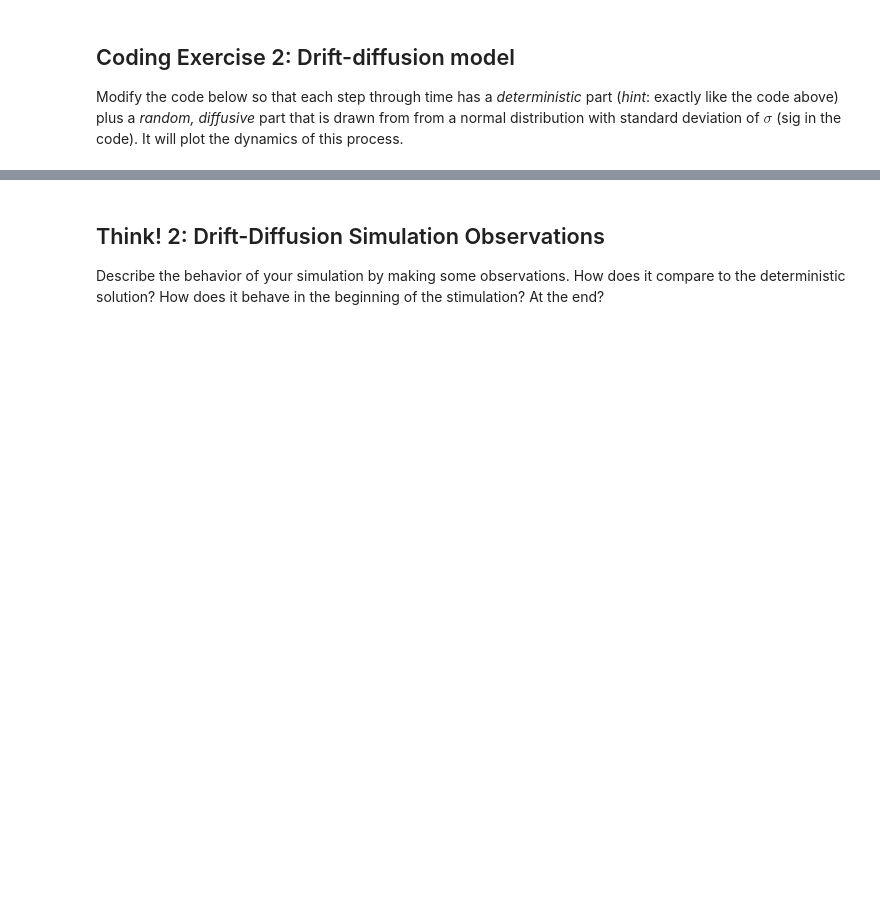
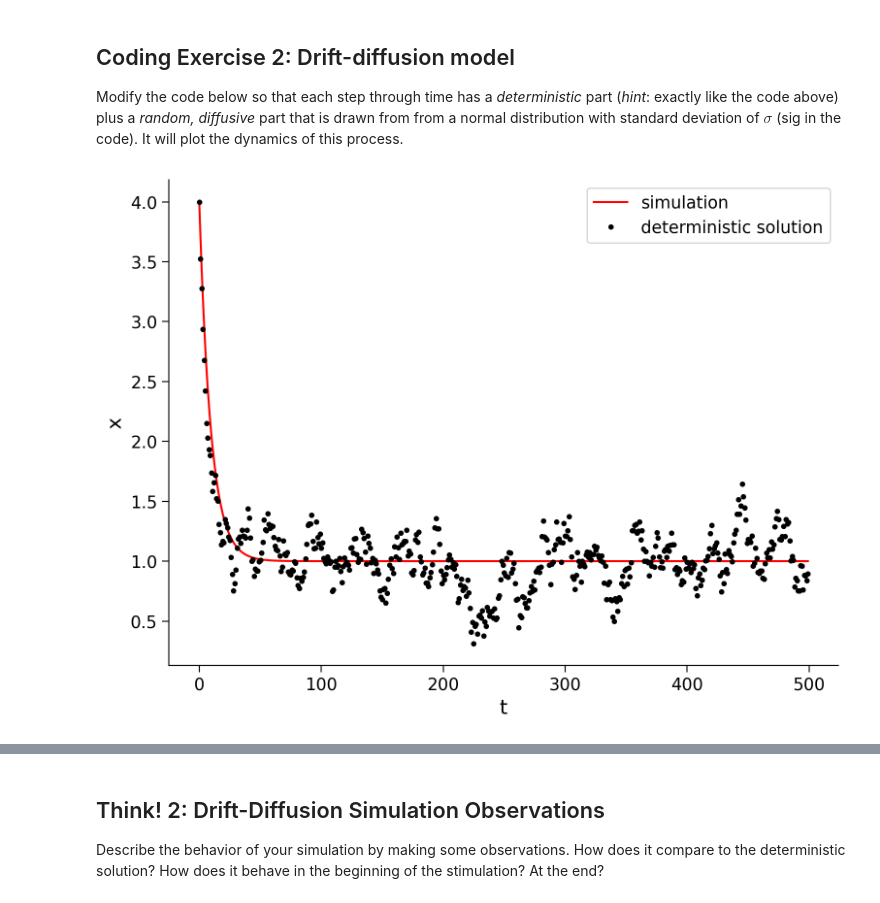
Before and after one commit to heathlarsson/course-content, a Jupyter notebook: tutorials/W2D2_LinearSystems/W2D2_Tutorial3.ipynb, the cells around one changed output, grey strips where cells are left out. Cells and saved outputs as stored; diff of their text form; code cells hidden in the pictures; blank space fills up the shorter version.

```diff
--- a/tutorials/W2D2_LinearSystems/W2D2_Tutorial3.ipynb
+++ b/tutorials/W2D2_LinearSystems/W2D2_Tutorial3.ipynb
@@ -594,41 +600,36 @@ def simulate_ddm(lam, sig, x0, xinfty, T):
     sig (scalar): standard deviation of normal distribution
     x0 (scalar): initial condition (x at time 0)
     xinfty (scalar): drift towards convergence in the limit
     T (scalar): total duration of the simulation (in steps)
 
   Returns:
     ndarray, ndarray: `x` for all simulation steps and the time `t` at each step
   """
 
   # initialize variables
   t = np.arange(0, T, 1.)
   x = np.zeros_like(t)
   x[0] = x0
 
   # Step through in time
   for k in range(len(t)-1):
-    ##############################################################################
-    ## TODO: Insert your code below then remove
-    raise NotImplementedError("Student exercise: need to implement simulation")
-    ##############################################################################
-    # update x at time k+1 with a deterministic and a stochastic component
-    # hint: the deterministic component will be like above, and
-    #   the stochastic component is drawn from a scaled normal distribution
-    x[k+1] = ...
+    x[k+1] = xinfty + lam * (x[k] - xinfty) + sig * np.random.standard_normal(size=1)
 
   return t, x
 
 
 lam = 0.9  # decay rate
 sig = 0.1  # standard deviation of diffusive process
 T = 500  # total Time duration in steps
 x0 = 4.  # initial condition of x at time 0
 xinfty = 1.  # x drifts towards this value in long time
 
 # Plot x as it evolves in time
 np.random.seed(2020)
 t, x = simulate_ddm(lam, sig, x0, xinfty, T)
 plot_ddm(t, x, xinfty, lam, x0)
+# %% [output]
+[figure, added]
 # %%
 # to_remove solution
 def simulate_ddm(lam, sig, x0, xinfty, T):
```
Also changed, not shown: parts of 8 cells of this notebook.
